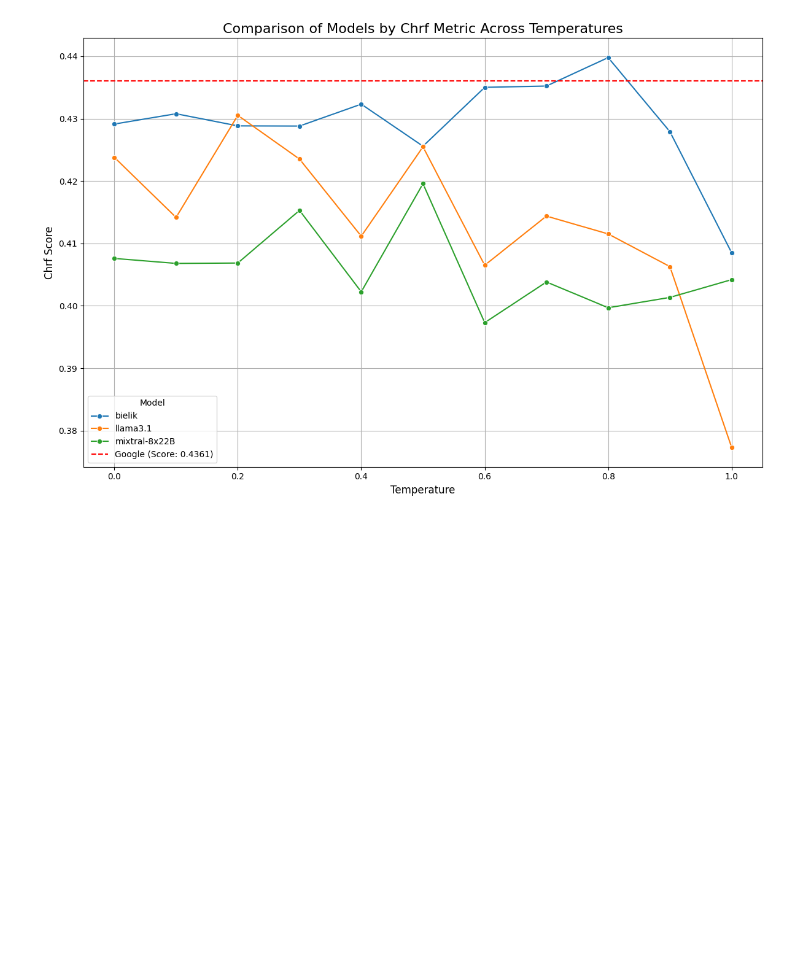
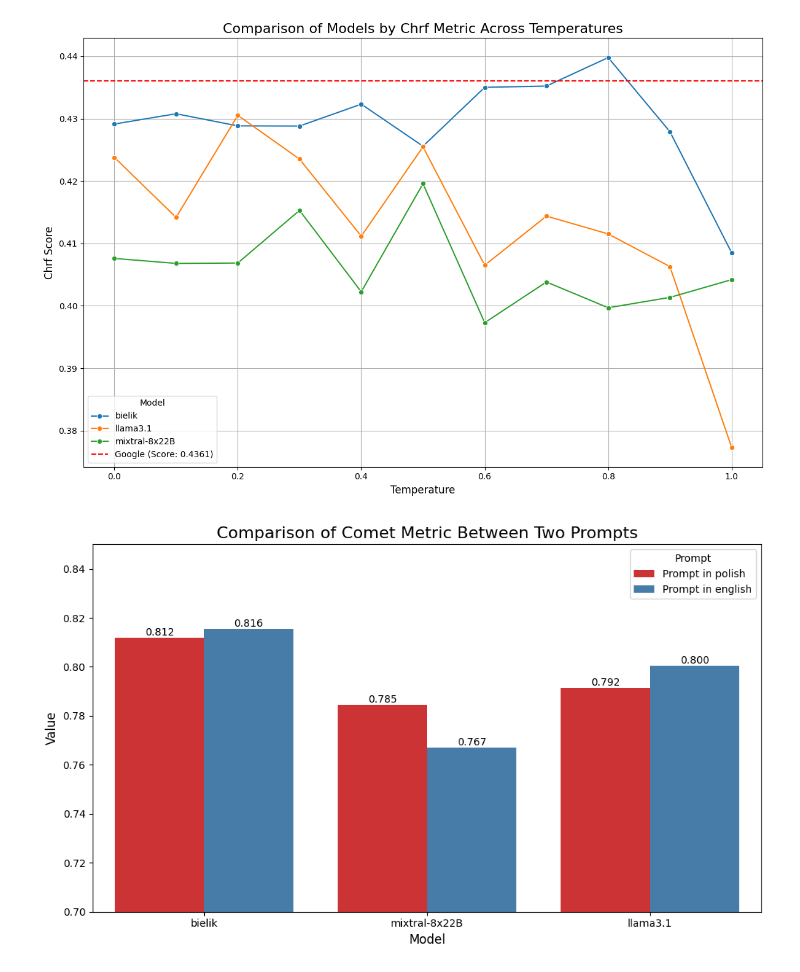
Before and after one commit to refrigerr/adaptation-of-machine-translation, a Jupyter notebook: translations_comparisions.ipynb, the cells around one changed output. Drawn from its saved outputs; the diff is of its cells as text; code cells hidden in the pictures; blank space fills up the shorter version.

```diff
--- a/translations_comparisions.ipynb
+++ b/translations_comparisions.ipynb
@@ -317,3 +317,54 @@ plt.savefig(f"figs/models_comparision/{metric}_scores_by_temperature.png")
 plt.show()
 # %% [output]
 [figure]
+# %%
+translations_metrics_en_prompt = pd.read_csv('translations_scores/system_translations_en_prompt_basic_metrics.csv')
+translations_temperatures_metrics_en_prompt = pd.read_csv('translations_scores/system_translations_temperatures_en_prompt_basic_metrics.csv')
+# %%
+google_columns = [col for col in translations_metrics.columns if "google" in col.lower()]
+translations_metrics_en_prompt[google_columns] = translations_metrics[google_columns]
+
+google_columns = [col for col in translations_temperatures_metrics.columns if "google" in col.lower()]
+translations_temperatures_metrics_en_prompt[google_columns] = translations_temperatures_metrics[google_columns]
+# %%
+metric = "comet"
+columns_to_compare = [col for col in translations_metrics_en_prompt.columns if "google" not in col.lower() and metric in col.lower()]
+
+comparison_data = []
+for col in columns_to_compare:
+    # Extract the model name from the column name
+    model_name = col.split("_")[1]
+
+    comparison_data.append({
+        "Model": model_name,  # Use the model name instead of the full column name
+        "Prompt": "Prompt in polish",
+        "Value": translations_metrics[col].iloc[0]
+    })
+    comparison_data.append({
+        "Model": model_name,  # Use the model name instead of the full column name
+        "Prompt": "Prompt in english",
+        "Value": translations_metrics_en_prompt[col].iloc[0]
+    })
+
+comparison_df = pd.DataFrame(comparison_data)
+
+# Plot the graph
+plt.figure(figsize=(10, 6))
+ax = sns.barplot(data=comparison_df, x="Model", y="Value", hue="Prompt", palette="Set1")
+
+# Add values on top of the bars
+for p in ax.patches:
+    ax.annotate(f'{p.get_height():.3f}',
+                (p.get_x() + p.get_width() / 2., p.get_height()),
+                ha='center', va='bottom', fontsize=10)
+
+# Add titles and labels
+plt.title(f"Comparison of {metric.capitalize()} Metric Between Two Prompts", fontsize=16)
+plt.xlabel("Model", fontsize=12)
+plt.ylabel("Value", fontsize=12)
+plt.ylim(0.7, 0.85)
+plt.tight_layout()
+plt.savefig(f"figs/models_comparision/{metric}_scores_en_pl_prompt.png")
+plt.show()
+# %% [output]
+[figure, added]
```
Also changed, not shown: parts of 9 cells of this notebook, 22 other files.
